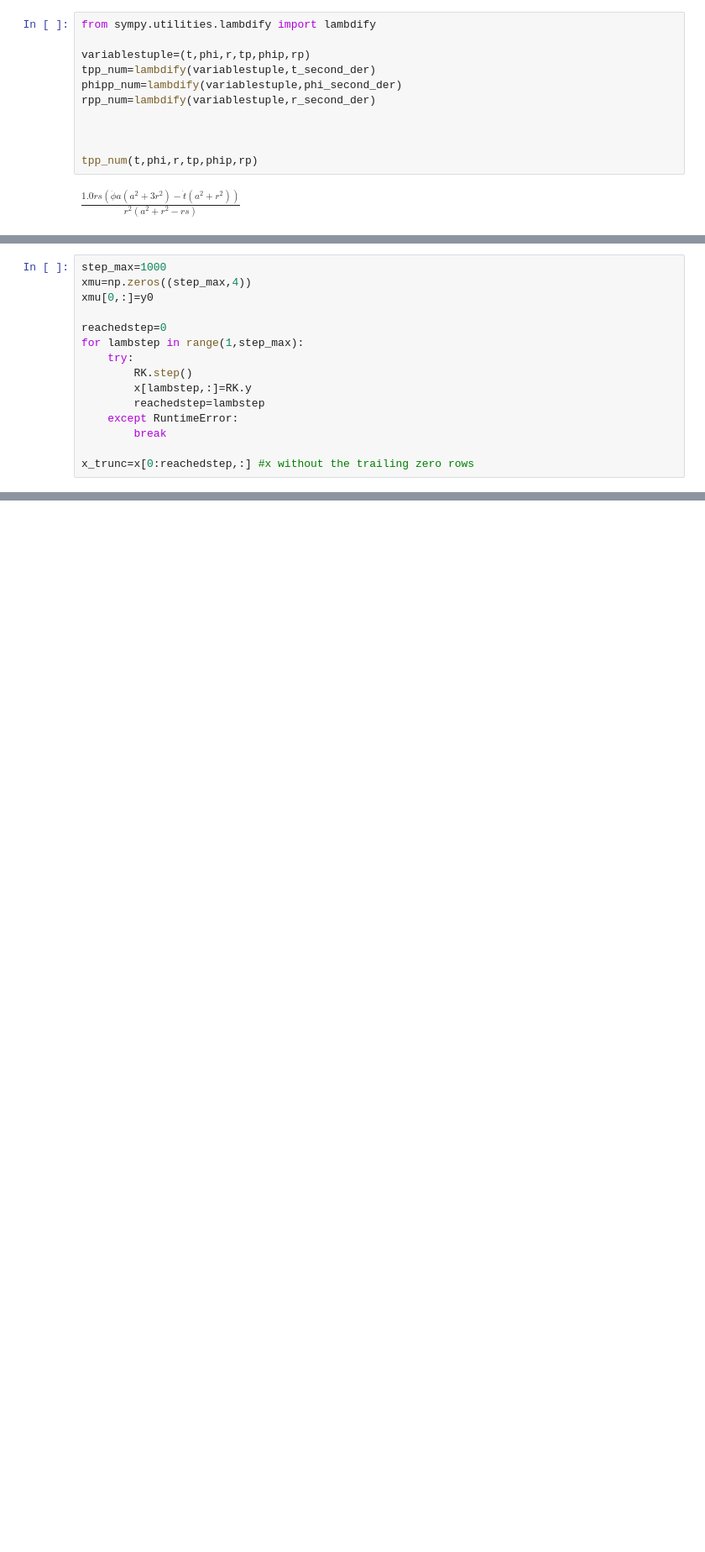
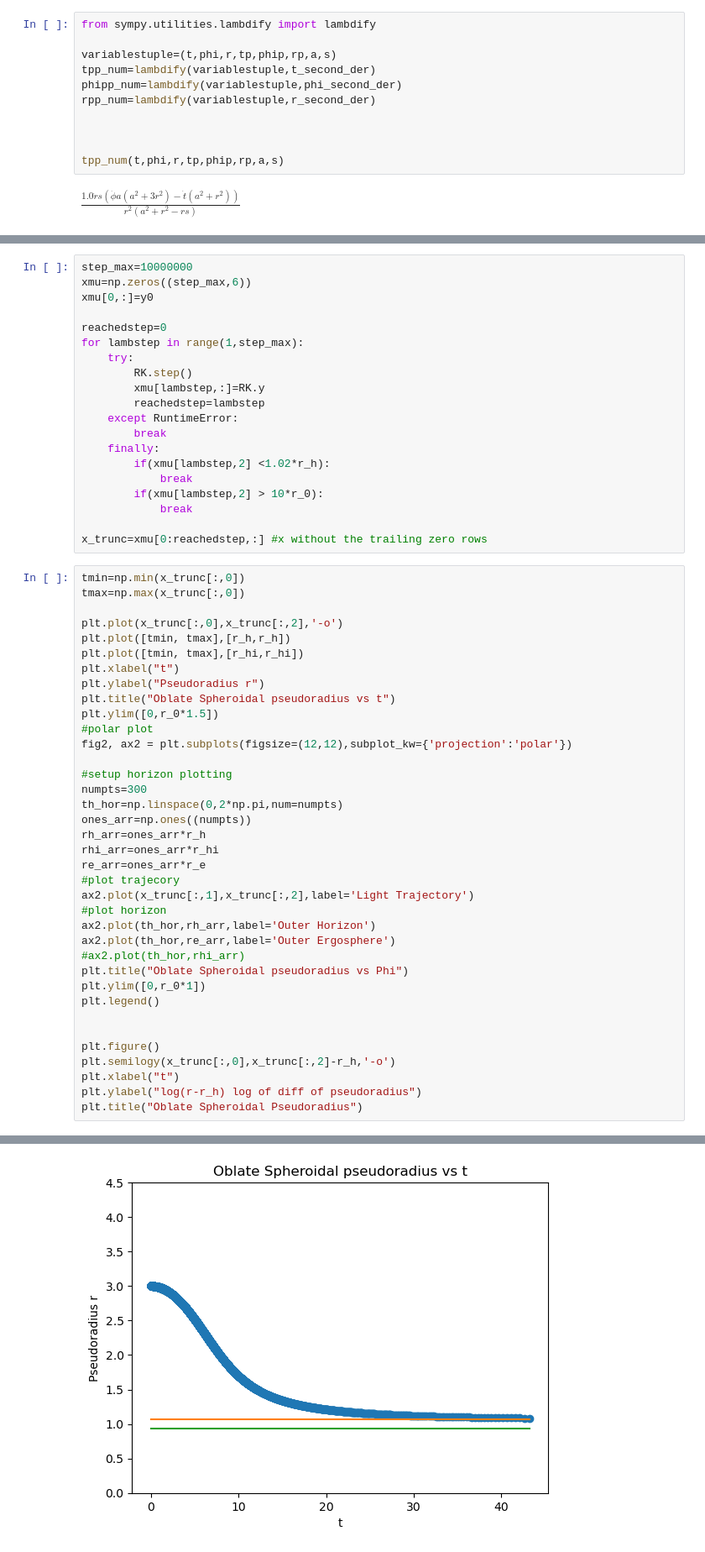
Before and after one commit to LordofDorknes/KerrSim, a Jupyter notebook: KerrSymb.ipynb, the cells around one changed output, grey strips where cells are left out. Shown: that part at 84% size. Saved outputs shown, nothing was run; the diff lists cells and outputs as text; blank space fills up the shorter version.

```diff
--- a/KerrSymb.ipynb
+++ b/KerrSymb.ipynb
@@ -124,13 +124,13 @@ $\displaystyle \frac{\dot{r}^{2} r^{3} \left(- 1.0 a^{2} + 0.5 r s\right) + \lef
 # %%
 from sympy.utilities.lambdify import lambdify
 
-variablestuple=(t,phi,r,tp,phip,rp)
+variablestuple=(t,phi,r,tp,phip,rp,a,s)
 tpp_num=lambdify(variablestuple,t_second_der)
 phipp_num=lambdify(variablestuple,phi_second_der)
 rpp_num=lambdify(variablestuple,r_second_der)
 
 
 
-tpp_num(t,phi,r,tp,phip,rp)
+tpp_num(t,phi,r,tp,phip,rp,a,s)
 # %% [output]
 $\displaystyle \frac{1.0 \dot{r} s \left(\dot{\phi} a \left(a^{2} + 3 r^{2}\right) - \dot{t} \left(a^{2} + r^{2}\right)\right)}{r^{2} \left(a^{2} + r^{2} - r s\right)}$
@@ -205,15 +210,58 @@ RK=scipy.integrate.RK45(EOM,lambda0,y0,lambda_max,max_step=0.01)
 # %%
-step_max=1000
-xmu=np.zeros((step_max,4))
+step_max=10000000
+xmu=np.zeros((step_max,6))
 xmu[0,:]=y0
 
 reachedstep=0
 for lambstep in range(1,step_max):
     try:
         RK.step()
-        x[lambstep,:]=RK.y
+        xmu[lambstep,:]=RK.y
         reachedstep=lambstep
     except RuntimeError:
         break
+    finally:
+        if(xmu[lambstep,2] <1.02*r_h):
+            break
+        if(xmu[lambstep,2] > 10*r_0):
+            break
 
-x_trunc=x[0:reachedstep,:] #x without the trailing zero rows
+x_trunc=xmu[0:reachedstep,:] #x without the trailing zero rows
+# %%
+tmin=np.min(x_trunc[:,0])
+tmax=np.max(x_trunc[:,0])
+
+plt.plot(x_trunc[:,0],x_trunc[:,2],'-o')
+plt.plot([tmin, tmax],[r_h,r_h])
+plt.plot([tmin, tmax],[r_hi,r_hi])
+plt.xlabel("t")
+plt.ylabel("Pseudoradius r")
+plt.title("Oblate Spheroidal pseudoradius vs t")
+plt.ylim([0,r_0*1.5])
+#polar plot
+fig2, ax2 = plt.subplots(figsize=(12,12),subplot_kw={'projection':'polar'})
+
+#setup horizon plotting
+numpts=300
+th_hor=np.linspace(0,2*np.pi,num=numpts)
+ones_arr=np.ones((numpts))
+rh_arr=ones_arr*r_h
+rhi_arr=ones_arr*r_hi
+re_arr=ones_arr*r_e
+#plot trajecory
+ax2.plot(x_trunc[:,1],x_trunc[:,2],label='Light Trajectory')
+#plot horizon
+ax2.plot(th_hor,rh_arr,label='Outer Horizon')
+ax2.plot(th_hor,re_arr,label='Outer Ergosphere')
+#ax2.plot(th_hor,rhi_arr)
+plt.title("Oblate Spheroidal pseudoradius vs Phi")
+plt.ylim([0,r_0*1])
+plt.legend()
+
+
+plt.figure()
+plt.semilogy(x_trunc[:,0],x_trunc[:,2]-r_h,'-o')
+plt.xlabel("t")
+plt.ylabel("log(r-r_h) log of diff of pseudoradius")
+plt.title("Oblate Spheroidal Pseudoradius")
+# %% [output]
@@ -219,0 +269 @@ x_trunc=x[0:reachedstep,:] #x without the trailing zero rows
+[figure, added]
```
Also changed, not shown: parts of 4 cells of this notebook.
